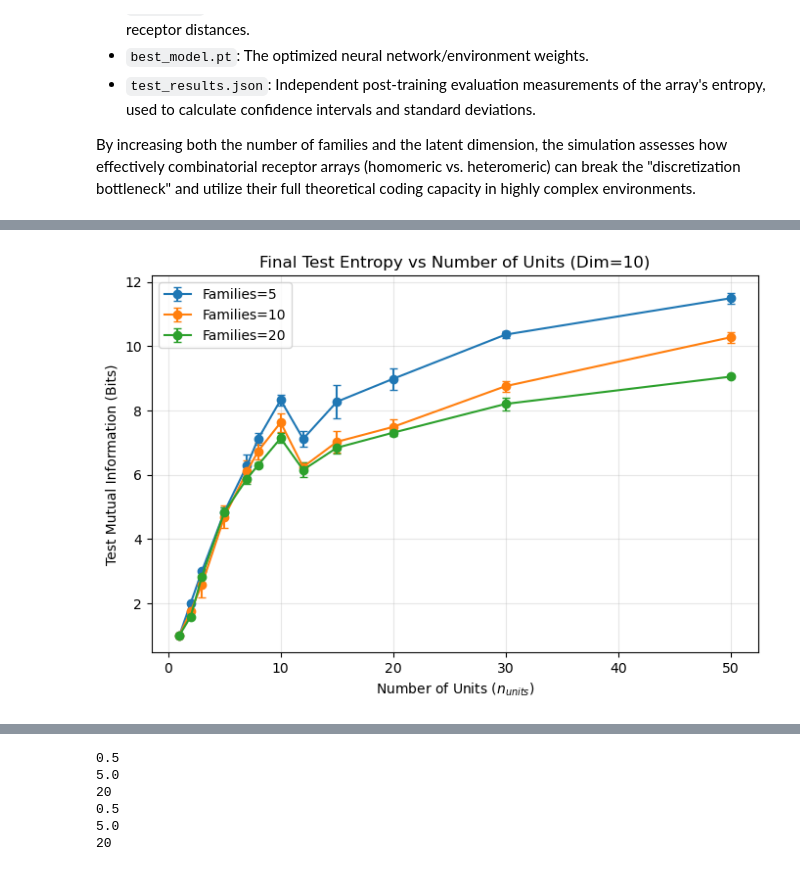
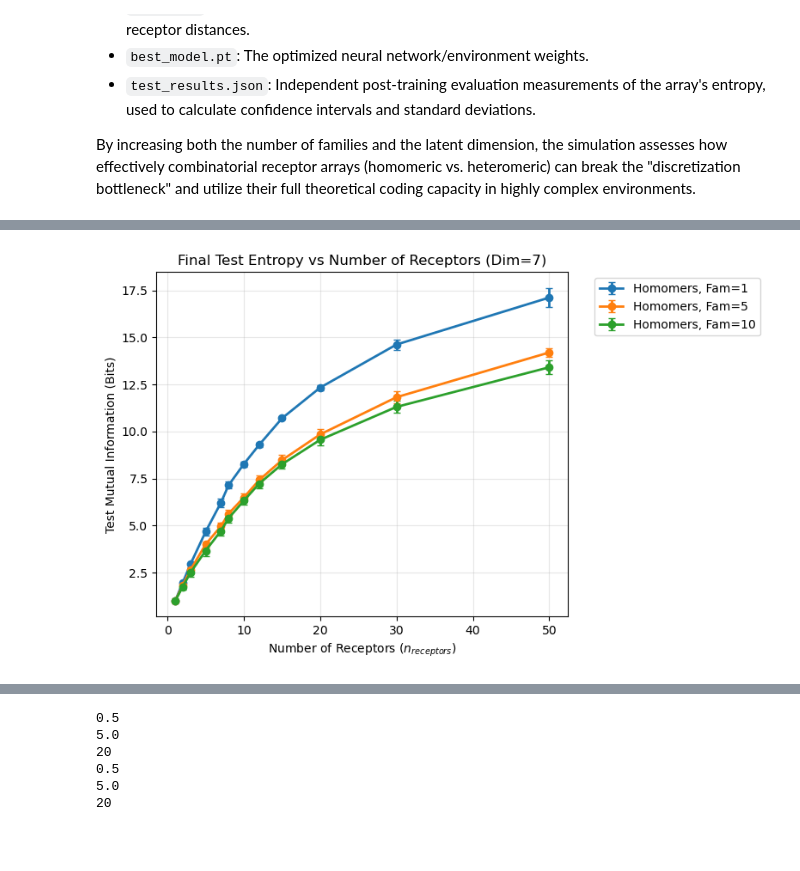
Before and after one commit to HugoLeRoy94/opt_bin_resp, a Jupyter notebook: analysis/analysis_template.ipynb, the cells around one changed output, grey strips where cells are left out. Saved outputs shown, nothing was run; the diff lists cells and outputs as text; code cells hidden in the pictures; blank space fills up the shorter version.

```diff
--- a/analysis/analysis_template.ipynb
+++ b/analysis/analysis_template.ipynb
@@ -104,12 +114,12 @@ plt.plot(experiments[(20, 10, 10)]['samples'][0]['stats_df']['mutual_information
 # %%
 # Plot the training metrics (Mean & Std Dev) for a specific configuration
-target_families = 20
-target_dim = 10
+target_families = 1
+target_dim = 7
 
 fig, ax = plt.subplots(ncols=2, figsize=(12, 5))
 
 for config_key, exp_data in experiments.items():
-    n_families, latent_dim, n_units = config_key
+    exp_type, n_families, latent_dim, n_units, n_receptors = config_key
     if n_families != target_families or latent_dim != target_dim or not exp_data['samples']:
         continue
 
@@ -128,21 +138,22 @@ for config_key, exp_data in experiments.items():
     mean_dist = np.mean(all_distances, axis=0)
     std_dist = np.std(all_distances, axis=0)
 
-    p = ax[0].plot(epochs, mean_ent, label=f'n_units={n_units}')
+    label = f'{exp_type}, u={n_units}' + (f', r={n_receptors}' if exp_type == 'heteromers' else '')
+    p = ax[0].plot(epochs, mean_ent, label=label)
     ax[0].fill_between(epochs, mean_ent - std_ent, mean_ent + std_ent, color=p[0].get_color(), alpha=0.2)
 
-    p = ax[1].plot(epochs, mean_dist, label=f'n_units={n_units}')
+    p = ax[1].plot(epochs, mean_dist, label=label)
     ax[1].fill_between(epochs, mean_dist - std_dist, mean_dist + std_dist, color=p[0].get_color(), alpha=0.2)
 
 ax[0].set_xlabel('Epoch')
 ax[0].set_ylabel('Full Array Entropy')
 ax[0].set_title(f'Training Entropy (Fam={target_families}, Dim={target_dim})')
-ax[0].legend()
+ax[0].legend(fontsize='small', bbox_to_anchor=(1.05, 1), loc='upper left')
 
 ax[1].set_xlabel('Epoch')
 ax[1].set_ylabel('Mean Receptor Distance')
 ax[1].set_title(f'Receptor Distances (Fam={target_families}, Dim={target_dim})')
-ax[1].legend()
+ax[1].legend(fontsize='small', bbox_to_anchor=(1.05, 1), loc='upper left')
 
 plt.tight_layout()
 plt.show()
@@ -151,39 +162,61 @@ plt.show()
 # %%
-# Plot final Test Entropy (Mean +/- Std) vs n_units for different Families
+# Plot final Test Entropy (Mean +/- Std) vs n_receptors for different Families
 fig, ax = plt.subplots(figsize=(8, 5))
-families_to_plot = [1, 5, 10, 20]
+families_to_plot = [1,5,10]
 
 for fam in families_to_plot:
-    x_units, y_means, y_stds = [], [], []
+    # Plot Homomers
+    x_rec_homo, y_means_homo, y_stds_homo = [], [], []
     for config_key, exp_data in experiments.items():
-        n_families, latent_dim, n_units = config_key
-        if n_families == fam and latent_dim == target_dim and len(exp_data['test_entropies']) > 0:
-            x_units.append(n_units)
-            y_means.append(np.mean(exp_data['test_entropies']))
-            y_stds.append(np.std(exp_data['test_entropies']))
+        exp_type, n_families, latent_dim, n_units, n_receptors = config_key
+        if exp_type == 'homomers' and n_families == fam and latent_dim == target_dim and len(exp_data['test_entropies']) > 0:
+            x_rec_homo.append(n_receptors)
+            y_means_homo.append(np.mean(exp_data['test_entropies']))
+            y_stds_homo.append(np.std(exp_data['test_entropies']))
 
-    if x_units:
-        sorted_indices = np.argsort(x_units)
-        x_units = np.array(x_units)[sorted_indices]
-        y_means = np.array(y_means)[sorted_indices]
-        y_stds = np.array(y_stds)[sorted_indices]
-        ax.errorbar(x_units, y_means, yerr=y_stds, marker='o', capsize=3, label=f'Families={fam}')
+    if x_rec_homo:
+        sorted_indices = np.argsort(x_rec_homo)
+        x_rec_homo = np.array(x_rec_homo)[sorted_indices]
+        y_means_homo = np.array(y_means_homo)[sorted_indices]
+        y_stds_homo = np.array(y_stds_homo)[sorted_indices]
+        ax.errorbar(x_rec_homo, y_means_homo, yerr=y_stds_homo, marker='o', capsize=3, label=f'Homomers, Fam={fam}', linestyle='-', linewidth=2)
 
-ax.set_xlabel('Number of Units ($n_{units}$)')
+    # Plot Heteromers (Grouped by n_units)
+    het_units = sorted(list(set(k[3] for k in experiments.keys() if k[0] == 'heteromers' and k[1] == fam and k[2] == target_dim)))
+    het_units = [5]
+    print(het_units)
+    for u in het_units:
+        x_rec_het, y_means_het, y_stds_het = [], [], []
+        for config_key, exp_data in experiments.items():
+            exp_type, n_families, latent_dim, n_units, n_receptors = config_key
+            if exp_type == 'heteromers' and n_families == fam and latent_dim == target_dim and n_units == u and len(exp_data['test_entropies']) > 0:
+                x_rec_het.append(n_receptors)
+                y_means_het.append(np.mean(exp_data['test_entropies']))
+                y_stds_het.append(np.std(exp_data['test_entropies']))
+
+        if x_rec_het:
+            sorted_indices = np.argsort(x_rec_het)
+            x_rec_het = np.array(x_rec_het)[sorted_indices]
+            y_means_het = np.array(y_means_het)[sorted_indices]
+            y_stds_het = np.array(y_stds_het)[sorted_indices]
+            ax.errorbar(x_rec_het, y_means_het, yerr=y_stds_het, marker='x', capsize=3, label=f'Heteromers (u={u}), Fam={fam}', linestyle='--', alpha=0.8)
+
+ax.set_xlabel('Number of Receptors ($n_{receptors}$)')
 ax.set_ylabel('Test Mutual Information (Bits)')
-ax.set_title(f'Final Test Entropy vs Number of Units (Dim={target_dim})')
-ax.legend()
+ax.set_title(f'Final Test Entropy vs Number of Receptors (Dim={target_dim})')
+ax.legend(bbox_to_anchor=(1.05, 1), loc='upper left')
 ax.grid(True, alpha=0.3)
+plt.tight_layout()
 plt.show()
 
 # Plot the latent space visualization for a specific best sample
 units_to_plot = [10, 20]
 for units in units_to_plot:
-    config_key = (target_families, target_dim, units)
+    config_key = ('homomers', target_families, target_dim, units, units)
     if config_key in experiments and len(experiments[config_key]['samples']) > 0:
         exp_data = experiments[config_key]['samples'][0]
-        print(f"\nFitting UMAP for Fam={target_families}, Dim={target_dim}, Units={units} (Sample 0)...")
+        print(f"\nFitting UMAP for Homomers, Fam={target_families}, Dim={target_dim}, Units={units} (Sample 0)...")
         fig, ax = plot_latent_umap(exp_data['env'], exp_data['receptor_indices'])
-        fig.suptitle(f"Latent Space (Fam={target_families}, Dim={target_dim}, Units={units})")
+        fig.suptitle(f"Latent Space (Homomers, Fam={target_families}, Dim={target_dim}, Units={units})")
         plt.show()
 # %% [output]
@@ -190 +226 @@ for units in units_to_plot:
-[figure, old version]
+[figure, new version]
```
Also changed, not shown: parts of 6 cells of this notebook, 2 other files.
